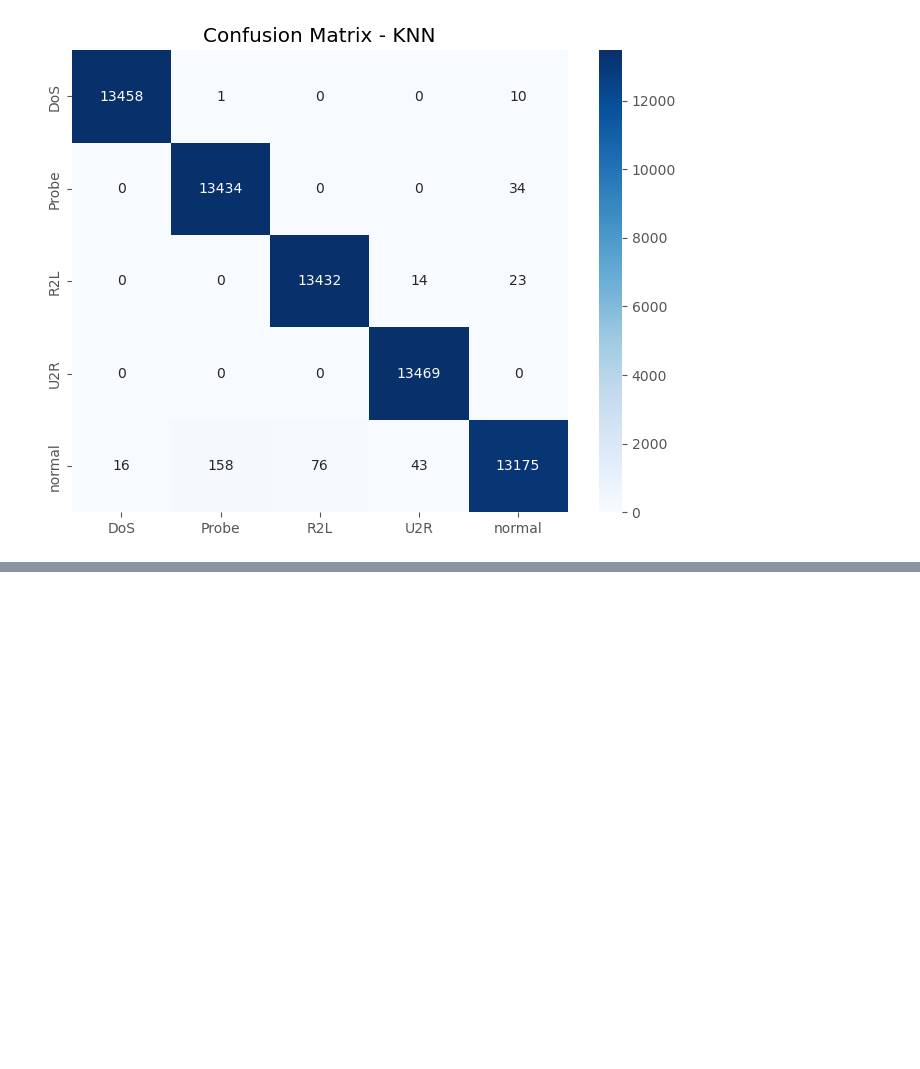
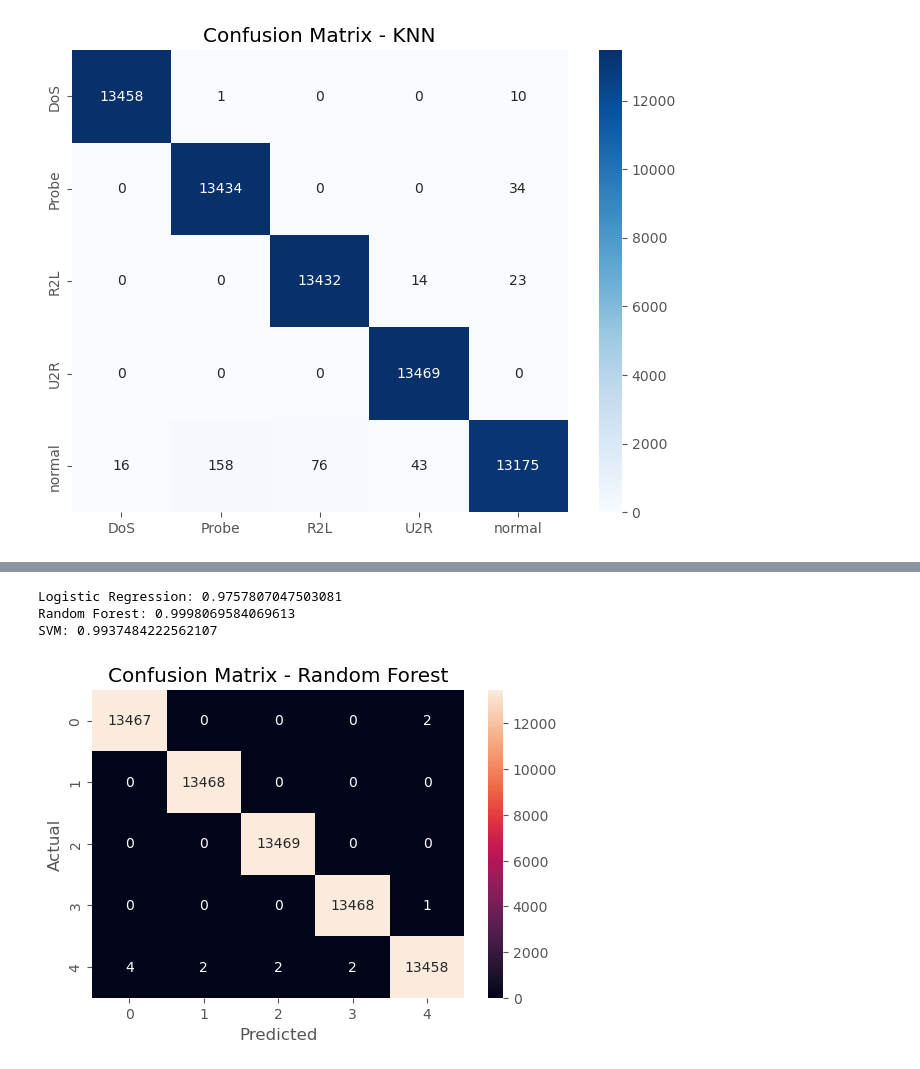
Before and after one commit to mailech/SentinelNet-AI-Powered-Network-Intrusion-Detection-System-, a Jupyter notebook: SentinelNet-AI-Powered-Network-Intrusion-Detection-System--main/Feature-Engineering.ipynb, the cells around one changed output, grey strips where cells are left out. Drawn from its saved outputs; the diff is of its cells as text; code cells hidden in the pictures; blank space fills up the shorter version.

Commit message:
Added NIDS project report and feature engineering updates

```diff
--- a/SentinelNet-AI-Powered-Network-Intrusion-Detection-System--main/Feature-Engineering.ipynb
+++ b/SentinelNet-AI-Powered-Network-Intrusion-Detection-System--main/Feature-Engineering.ipynb
@@ -626,0 +601,7 @@ print("Mean CV Accuracy:", cv_scores.mean())
+# %%
+from sklearn.preprocessing import StandardScaler
+
+scaler = StandardScaler()
+
+X_train_scaled = scaler.fit_transform(X_train)
+X_test_scaled = scaler.transform(X_test)
@@ -626,0 +629,11 @@ print("Mean CV Accuracy:", cv_scores.mean())
+# %%
+from sklearn.linear_model import LogisticRegression
+from sklearn.metrics import classification_report
+
+lr = LogisticRegression(max_iter=2000)
+
+lr.fit(X_train_scaled, y_train)
+
+pred_lr = lr.predict(X_test_scaled)
+
+print(classification_report(y_test, pred_lr))
@@ -626,0 +652,8 @@ print("Mean CV Accuracy:", cv_scores.mean())
+# %%
+rf = RandomForestClassifier(n_estimators=200)
+
+rf.fit(X_train, y_train)
+
+pred_rf = rf.predict(X_test)
+
+print(classification_report(y_test, pred_rf))
@@ -626,0 +694,26 @@ print("Mean CV Accuracy:", cv_scores.mean())
+# %%
+from sklearn.metrics import accuracy_score
+
+print("Logistic Regression:", accuracy_score(y_test, pred_lr))
+print("Random Forest:", accuracy_score(y_test, pred_rf))
+print("SVM:", accuracy_score(y_test, pred_svm))
+# %% [output]
+Logistic Regression: 0.9757807047503081
+Random Forest: 0.9998069584069613
+SVM: 0.9937484222562107
+# %%
+from sklearn.metrics import confusion_matrix
+import seaborn as sns
+
+cm = confusion_matrix(y_test, pred_rf)
+
+plt.figure(figsize=(6,4))
+sns.heatmap(cm, annot=True, fmt="d")
+
+plt.title("Confusion Matrix - Random Forest")
+plt.xlabel("Predicted")
+plt.ylabel("Actual")
+
+plt.show()
+# %% [output]
+[figure, added]
```
Also changed, not shown: parts of 15 cells of this notebook, 1 other file.
